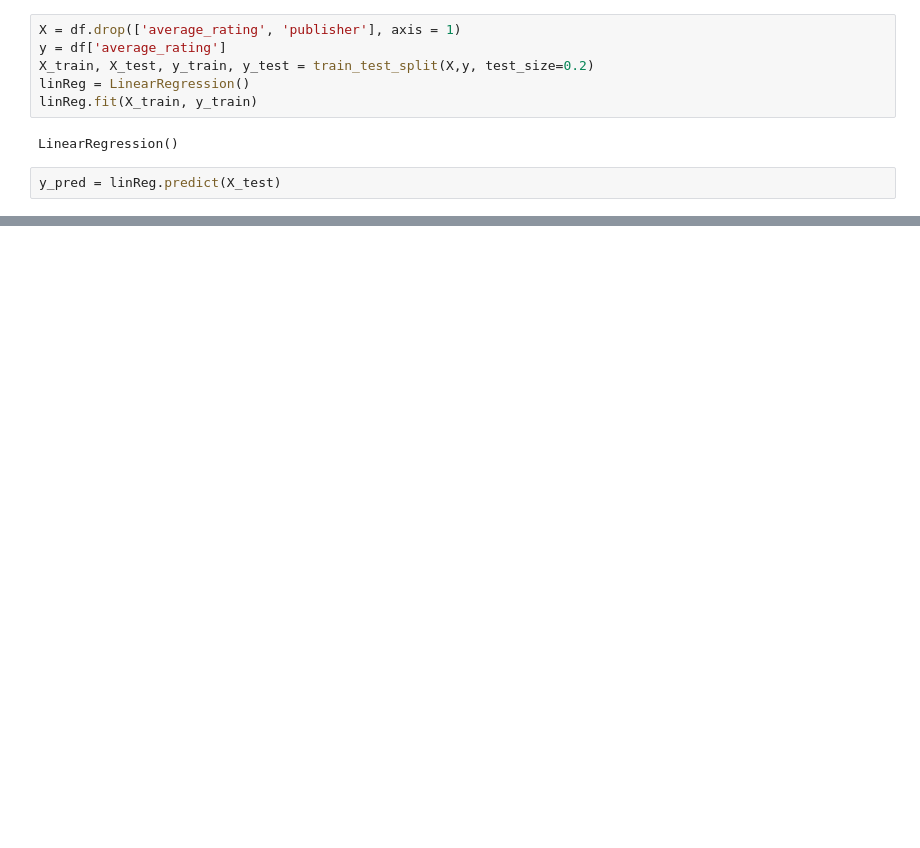
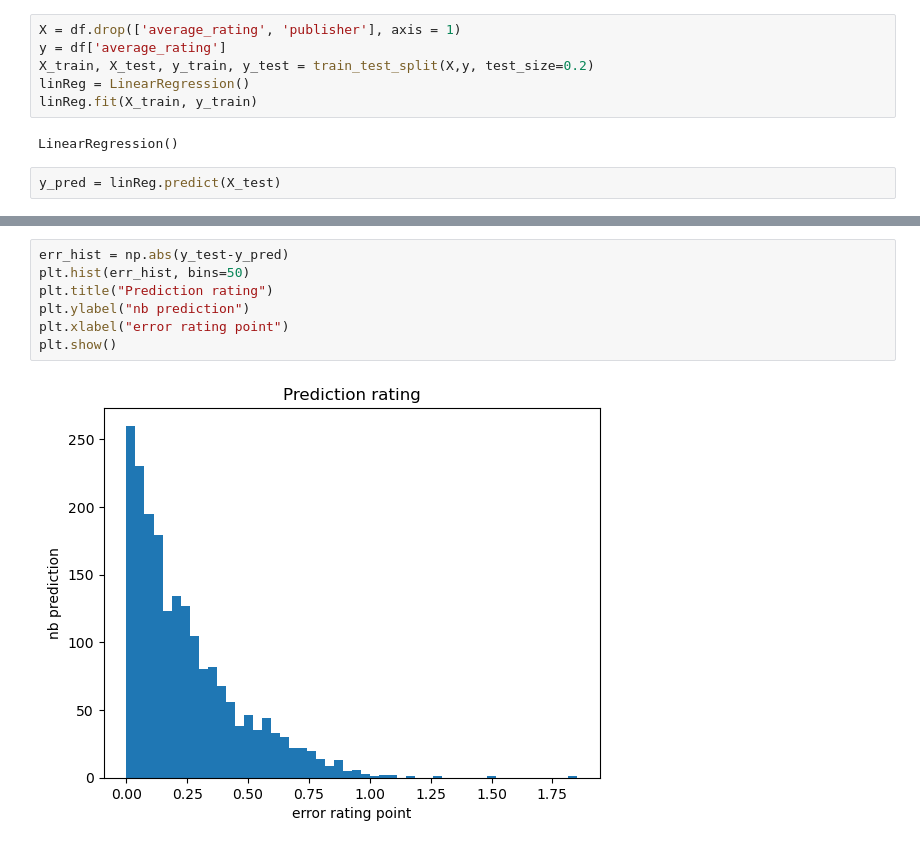
Before and after one commit to matrigz/Book-Rating-Prediction-Mode, a Jupyter notebook: projet.ipynb, the cells around one changed output, grey strips where cells are left out. Drawn from its saved outputs; the diff is of its cells as text; blank space fills up the shorter version.

```diff
--- a/projet.ipynb
+++ b/projet.ipynb
@@ -245,0 +393,9 @@ plt.show()
+# %%
+err_hist = np.abs(y_test-y_pred)
+plt.hist(err_hist, bins=50)
+plt.title("Prediction rating")
+plt.ylabel("nb prediction")
+plt.xlabel("error rating point")
+plt.show()
+# %% [output]
+[figure, added]
```
Also changed, not shown: parts of 25 cells of this notebook.
